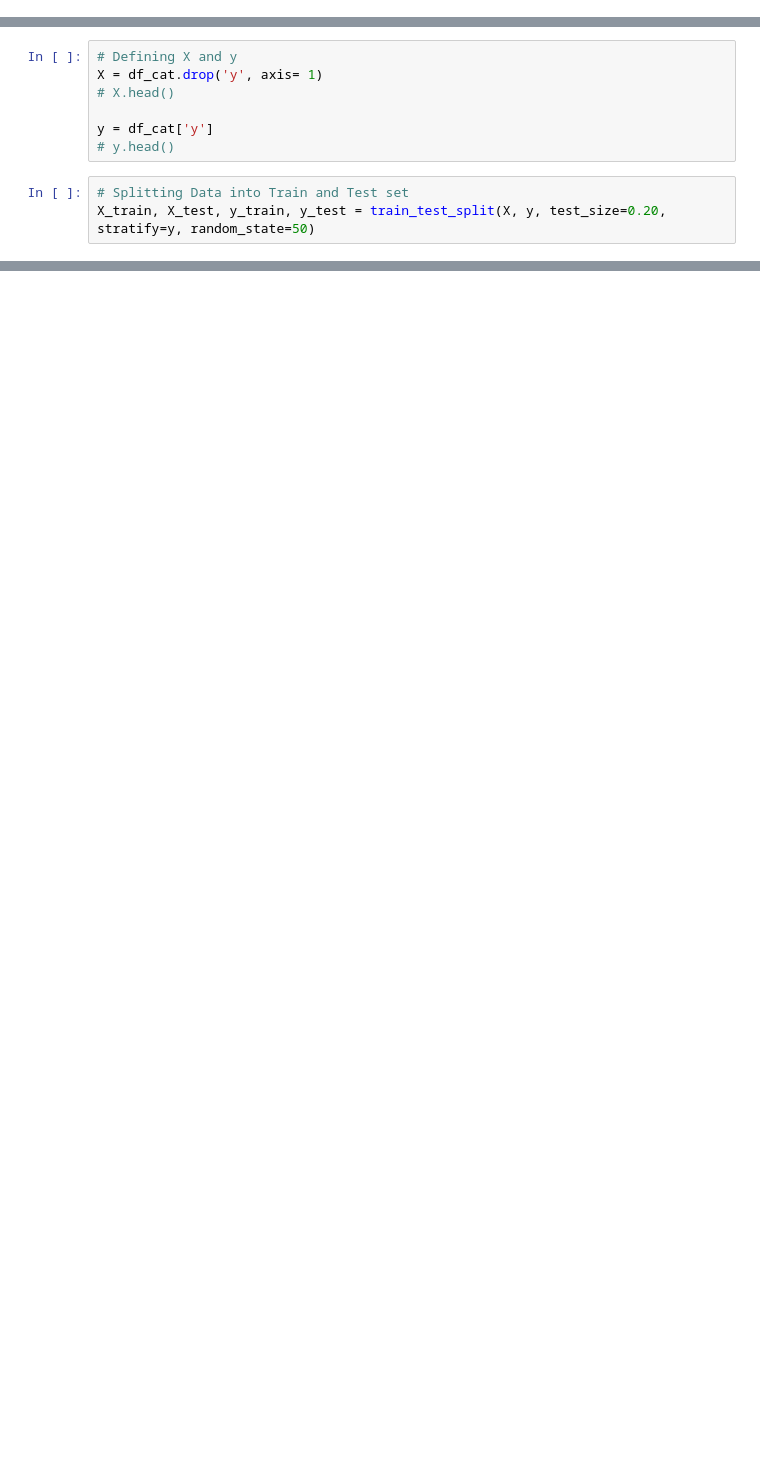
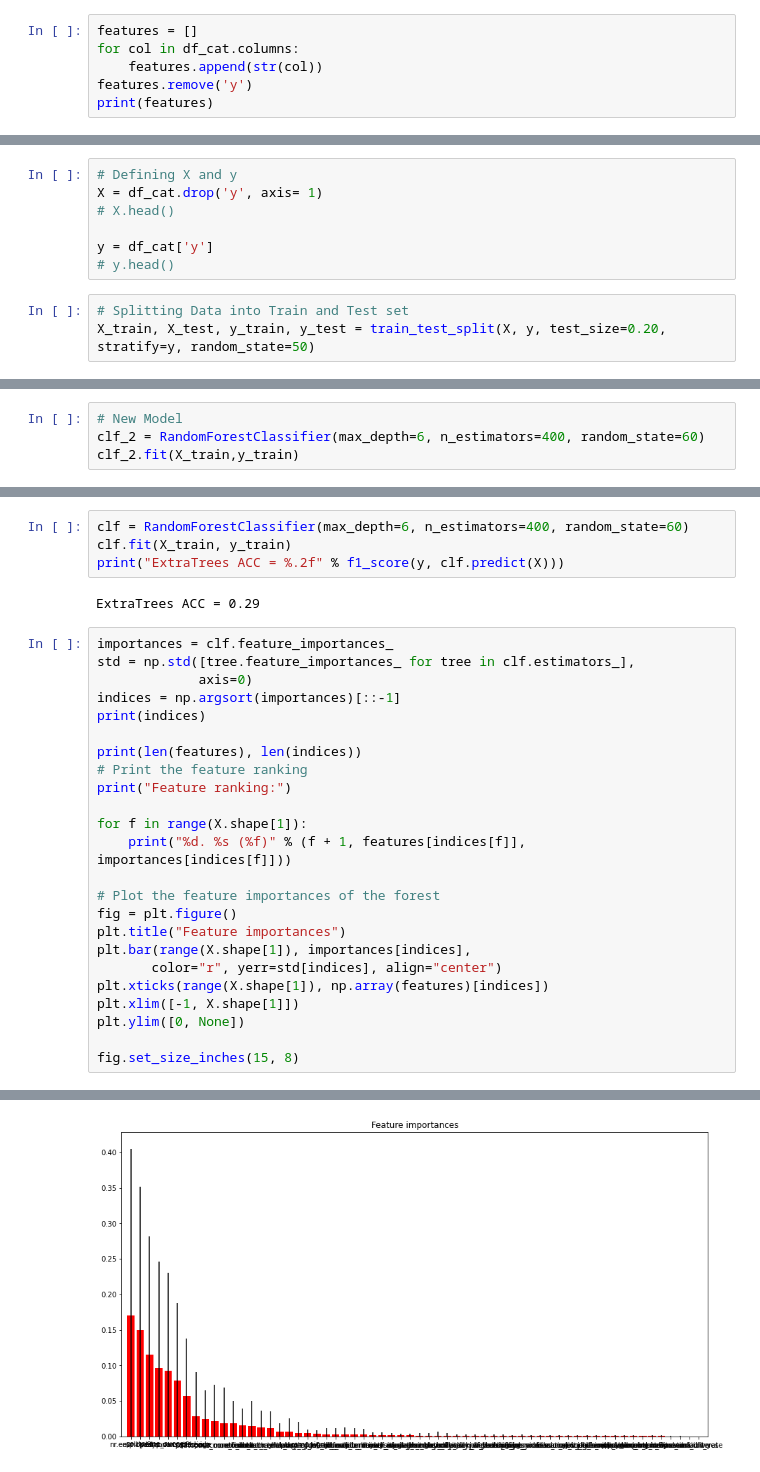
Before and after one commit to EmmanuelABonsu/CE888, a Jupyter notebook: src/lab3/bank_classification.ipynb, the cells around one changed output, grey strips where cells are left out. Saved outputs shown, nothing was run; the diff lists cells and outputs as text; blank space fills up the shorter version.

```diff
--- a/src/lab3/bank_classification.ipynb
+++ b/src/lab3/bank_classification.ipynb
@@ -71,3 +73,9 @@ sns_plot = sns.histplot(Y, kde=False)
 # TO DO: CALCULATE IMBALANCE IN DATA
 # %% [output]
 [figure]
+# %%
+features = []
+for col in df_cat.columns:
+    features.append(str(col))
+features.remove('y')
+print(features)
@@ -90,0 +111,4 @@ ACC: 0.90 +/- 0.00
+# %%
+# New Model
+clf_2 = RandomForestClassifier(max_depth=6, n_estimators=400, random_state=60)
+clf_2.fit(X_train,y_train)
@@ -90,0 +129,31 @@ ACC: 0.90 +/- 0.00
+# %%
+clf = RandomForestClassifier(max_depth=6, n_estimators=400, random_state=60)
+clf.fit(X_train, y_train)
+print("ExtraTrees ACC = %.2f" % f1_score(y, clf.predict(X)))
+# %% [output]
+ExtraTrees ACC = 0.29
+# %%
+importances = clf.feature_importances_
+std = np.std([tree.feature_importances_ for tree in clf.estimators_],
+             axis=0)
+indices = np.argsort(importances)[::-1]
+print(indices)
+
+print(len(features), len(indices))
+# Print the feature ranking
+print("Feature ranking:")
+
+for f in range(X.shape[1]):
+    print("%d. %s (%f)" % (f + 1, features[indices[f]],  importances[indices[f]]))
+
+# Plot the feature importances of the forest
+fig = plt.figure()
+plt.title("Feature importances")
+plt.bar(range(X.shape[1]), importances[indices],
+       color="r", yerr=std[indices], align="center")
+plt.xticks(range(X.shape[1]), np.array(features)[indices])
+plt.xlim([-1, X.shape[1]])
+plt.ylim([0, None])
+
+fig.set_size_inches(15, 8)
+# %% [output]
@@ -90,0 +177 @@ ACC: 0.90 +/- 0.00
+[figure, added]
```
Also changed, not shown: parts of 14 cells of this notebook.
